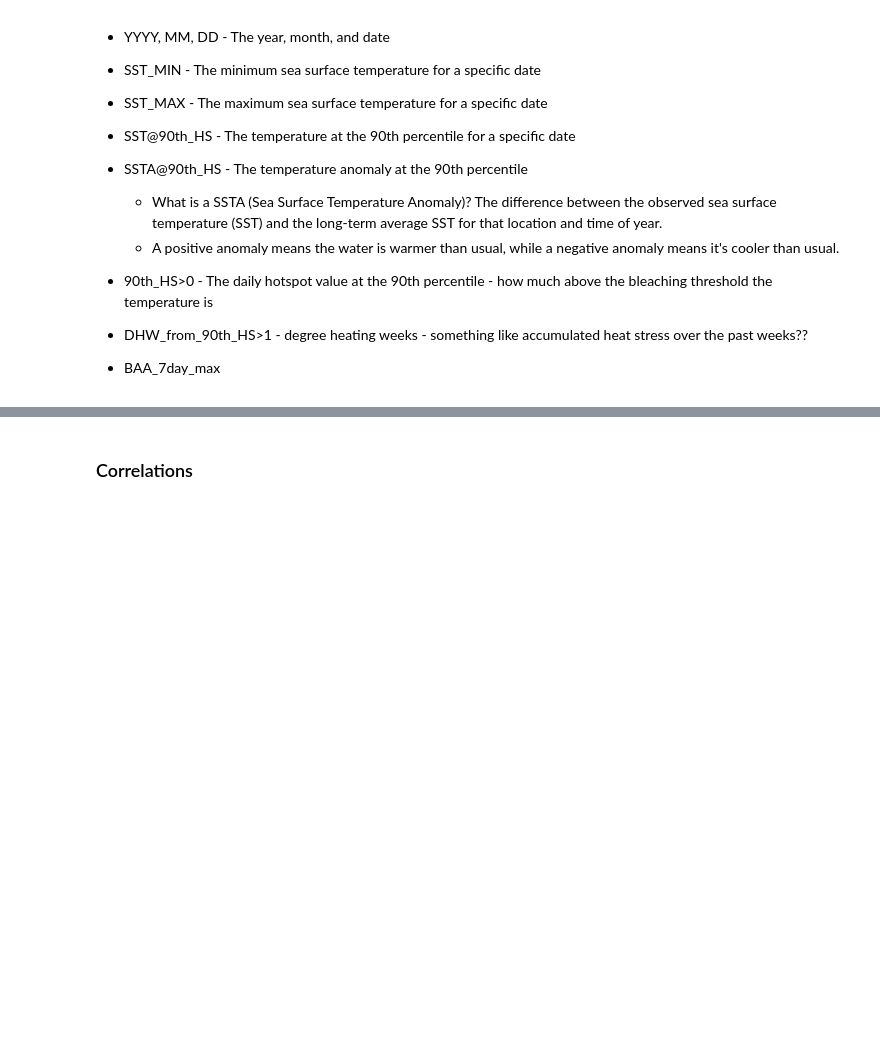
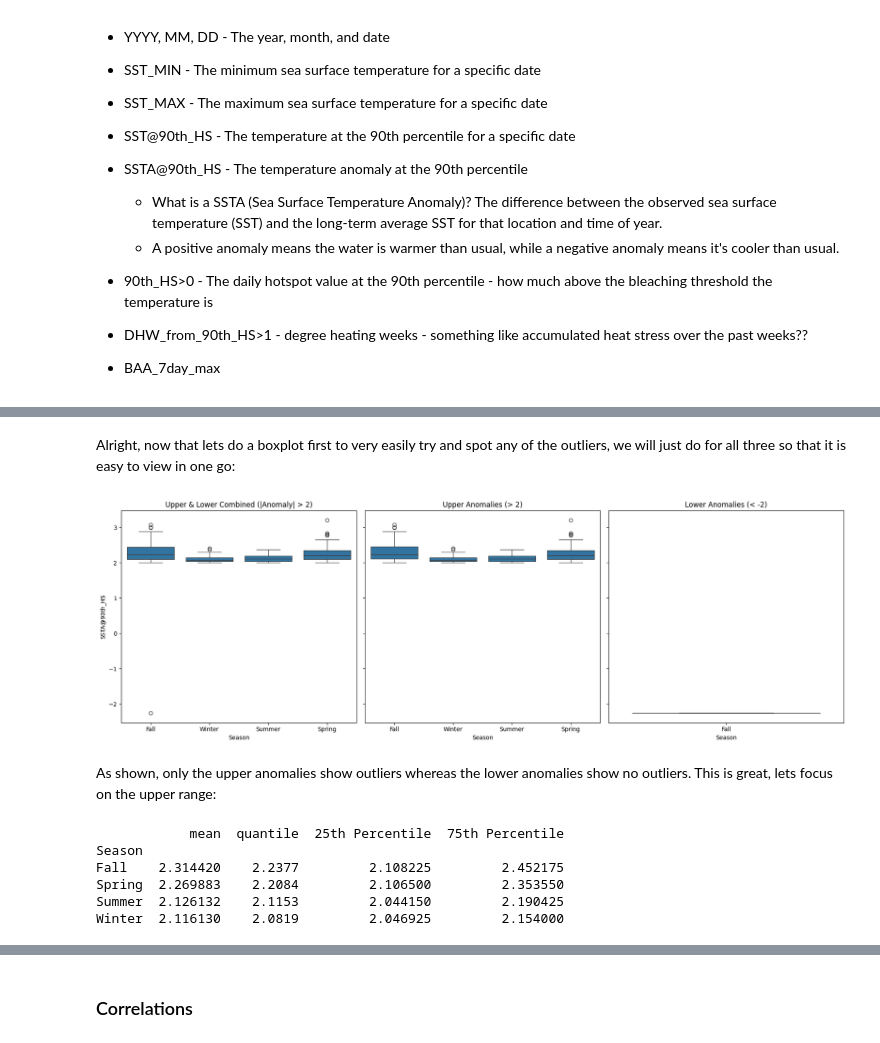
Before and after one commit to KengoKato02/coral-bleach-predictor, a Jupyter notebook: src/notebooks/noaa_evaluation.ipynb, the cells around one changed output, grey strips where cells are left out. Saved outputs shown, nothing was run; the diff lists cells and outputs as text; code cells hidden in the pictures; blank space fills up the shorter version.

```diff
--- a/src/notebooks/noaa_evaluation.ipynb
+++ b/src/notebooks/noaa_evaluation.ipynb
@@ -344,0 +318,48 @@ dtype: object
+# %%
+upper_anomalies = station_df[station_df['SSTA@90th_HS'] > 2]
+lower_anomalies = station_df[station_df['SSTA@90th_HS'] < -2]
+
+# We use the absolute value and check > 2 for both upper and lower anomalies combined because |-2| = 2
+lower_and_upper_anomalies = station_df[station_df['SSTA@90th_HS'].abs() > 2]
+# %% [markdown]
+Alright, now that lets do a boxplot first to very easily try and spot any of the outliers, we will just do for all three so that it is easy to view in one go:
+# %%
+fig, axes = plt.subplots(1, 3, figsize=(18, 6), sharey=True)
+
+# For Both
+sns.boxplot(data=lower_and_upper_anomalies, x='Season', y='SSTA@90th_HS', ax=axes[0])
+axes[0].set_title('Upper & Lower Combined (|Anomaly| > 2)')
+axes[0].set_xlabel('Season')
+axes[0].set_ylabel('SSTA@90th_HS')
+
+# For Upper only
+sns.boxplot(data=upper_anomalies, x='Season', y='SSTA@90th_HS', ax=axes[1])
+axes[1].set_title('Upper Anomalies (> 2)')
+axes[1].set_xlabel('Season')
+axes[1].set_ylabel('')
+
+# For lower only
+sns.boxplot(data=lower_anomalies, x='Season', y='SSTA@90th_HS', ax=axes[2])
+axes[2].set_title('Lower Anomalies (< -2)')
+axes[2].set_xlabel('Season')
+axes[2].set_ylabel('')
+
+plt.tight_layout()
+plt.show()
+# %% [output]
+[figure, added]
+# %% [markdown]
+As shown, only the upper anomalies show outliers whereas the lower anomalies show no outliers. This is great, lets focus on the upper range:
+# %%
+seasonal_stats = upper_anomalies.groupby('Season')['SSTA@90th_HS'].agg(['mean', 'quantile'])
+seasonal_stats['25th Percentile'] = upper_anomalies.groupby('Season')['SSTA@90th_HS'].quantile(0.25)
+seasonal_stats['75th Percentile'] = upper_anomalies.groupby('Season')['SSTA@90th_HS'].quantile(0.75)
+
+print(seasonal_stats)
+# %% [output]
+            mean  quantile  25th Percentile  75th Percentile
+Season
+Fall    2.314420    2.2377         2.108225         2.452175
+Spring  2.269883    2.2084         2.106500         2.353550
+Summer  2.126132    2.1153         2.044150         2.190425
+Winter  2.116130    2.0819         2.046925         2.154000
```
Also changed, not shown: parts of 114 cells of this notebook, 5 other files.
